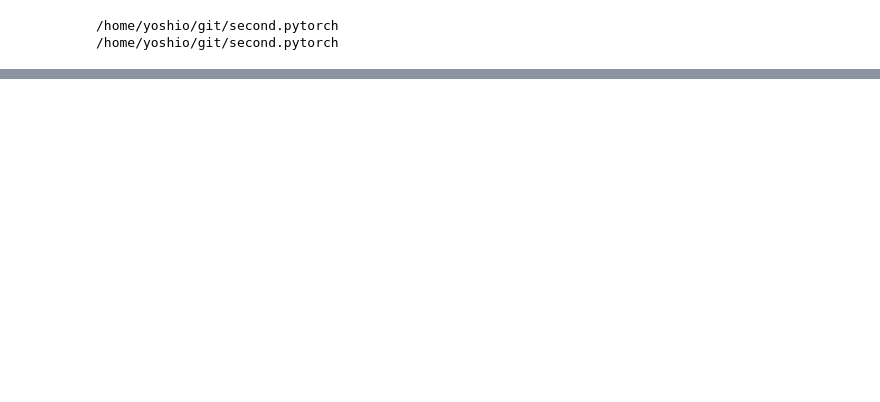
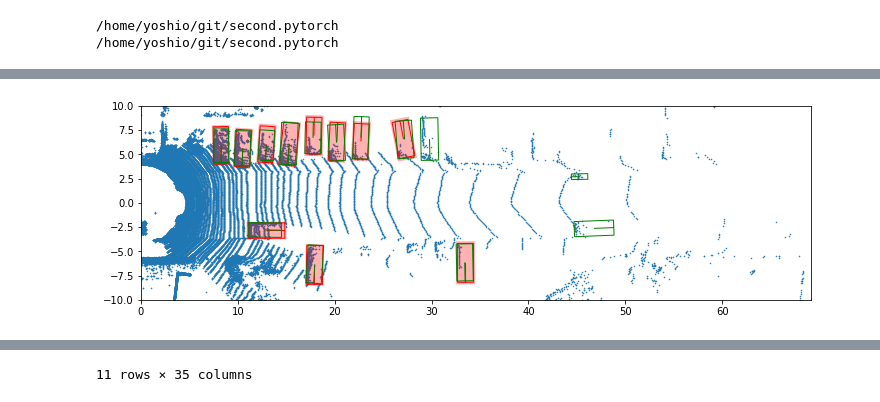
Before and after one commit to Yosshi999/ProbPointPillars, a Jupyter notebook: notebooks/RegressionCalibration.ipynb, the cells around one changed output, grey strips where cells are left out. Drawn from its saved outputs; the diff is of its cells as text; code cells hidden in the pictures; blank space fills up the shorter version.

```diff
--- a/notebooks/RegressionCalibration.ipynb
+++ b/notebooks/RegressionCalibration.ipynb
@@ -453,0 +208,70 @@ plt.show()
+# %%
+def annot2poly(X, Y, W, L, Rot):
+    Rot = -Rot + np.pi
+    poly = np.array([[X, Y], [X, Y + L/2], [X + W/2, Y + L/2], [X + W/2, Y - L/2], [X - W/2, Y - L/2], [X - W/2, Y + L/2], [X, Y + L/2]])
+    poly = (poly - [X, Y]) @ np.array([[np.cos(Rot), np.sin(Rot)], [-np.sin(Rot), np.cos(Rot)]]) + [X, Y]
+    return poly
+
+def show_field(sub_df, show_img=True):
+    if show_img:
+        _fig, ax = plt.subplots(2, 1, figsize=(12, 8))
+    else:
+        _fig, ax = plt.subplots(1, 1, figsize=(12, 4))
+        ax = [ax]
+
+    assert sub_df.sample_idx.nunique() == 1
+    show_index = sub_df.sample_idx.iloc[0]
+
+    xlim = [0, 1]
+    ylim = [0, 1]
+    for _index, row in sub_df.iterrows():
+        ax[0].add_patch(
+            patches.Polygon(annot2poly(row.X, row.Y, row.W, row.L, row.Rot), closed=False, edgecolor='red', fill=False)
+        )
+        sigmaW = np.sqrt(row.varW)
+        sigmaL = np.sqrt(row.varL)
+        ax[0].add_patch(
+            patches.Polygon(annot2poly(row.X, row.Y, row.W+sigmaW*2, row.L+sigmaL*2, row.Rot), closed=False, facecolor='red', alpha=0.3)
+        )
+
+        xlim[0] = min(xlim[0], row.X - row.W/2)
+        xlim[1] = max(xlim[1], row.X + row.W/2)
+        ylim[0] = min(ylim[0], row.Y - row.L/2)
+        ylim[1] = max(ylim[1], row.Y + row.L/2)
+
+    gt = gts[show_index]
+    loc = gt["annos"]["location"]
+    dims = gt["annos"]["dimensions"]
+    rots = gt["annos"]["rotation_y"]
+    gt_boxes_camera = np.concatenate([loc, dims, rots[..., np.newaxis]], axis=1)
+    rect = gt["calib"]["R0_rect"]
+    Trv2c = gt["calib"]["Tr_velo_to_cam"]
+    gt_boxes_lidar = box_camera_to_lidar(gt_boxes_camera, rect, Trv2c)
+    for Xgt, Ygt, _, Wgt, Lgt, _, Rotgt in gt_boxes_lidar:
+        poly = annot2poly(Xgt, Ygt, Wgt, Lgt, Rotgt)
+        ax[0].add_patch(
+            patches.Polygon(poly, closed=False, edgecolor='green', fill=False)
+        )
+
+    v_path = os.path.join(os.path.dirname(os.path.abspath(KITTI_INFO)), gt["point_cloud"]["velodyne_path"])
+    points_v = np.fromfile(
+        v_path, dtype=np.float32, count=-1).reshape([-1, 4])
+    ax[0].scatter(points_v[:,0], points_v[:,1], s=0.3)
+    # ax[0].set_xlim(xlim[0], xlim[1])
+    # ax[0].set_ylim(ylim[0], ylim[1])
+    ax[0].set_xlim(0, 69.12)
+    ax[0].set_ylim(-10, 10)
+    ax[0].set_aspect('equal')
+
+    if show_img:
+        path = os.path.join(os.path.dirname(os.path.abspath(KITTI_INFO)), gt["image"]['image_path'])
+        print(path)
+        ax[1].imshow(np.asarray(Image.open(path)))
+
+    plt.show()
+
+sub_df = df[df.sample_idx == 2881]
+show_field(sub_df, False)
+sub_df
+# %% [output]
+[figure, added]
@@ -453,0 +290 @@ plt.show()
+11 rows × 35 columns
```
Also changed, not shown: parts of 22 cells of this notebook.
